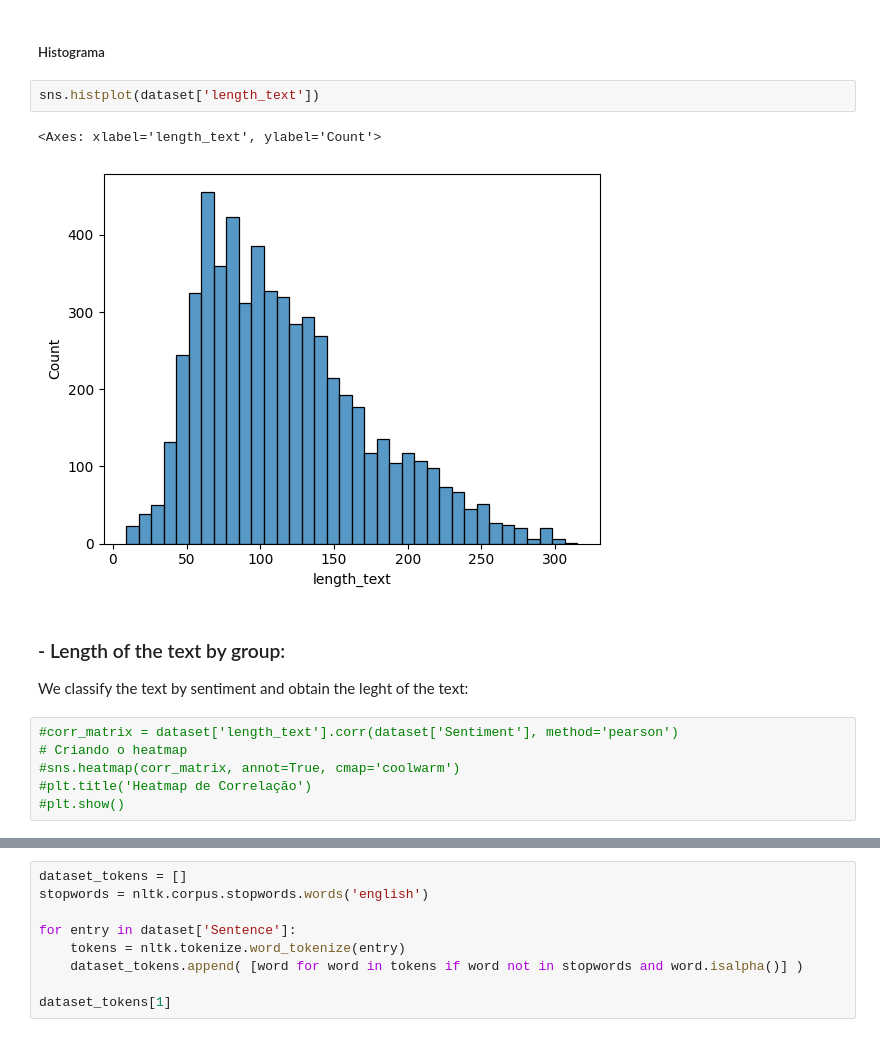
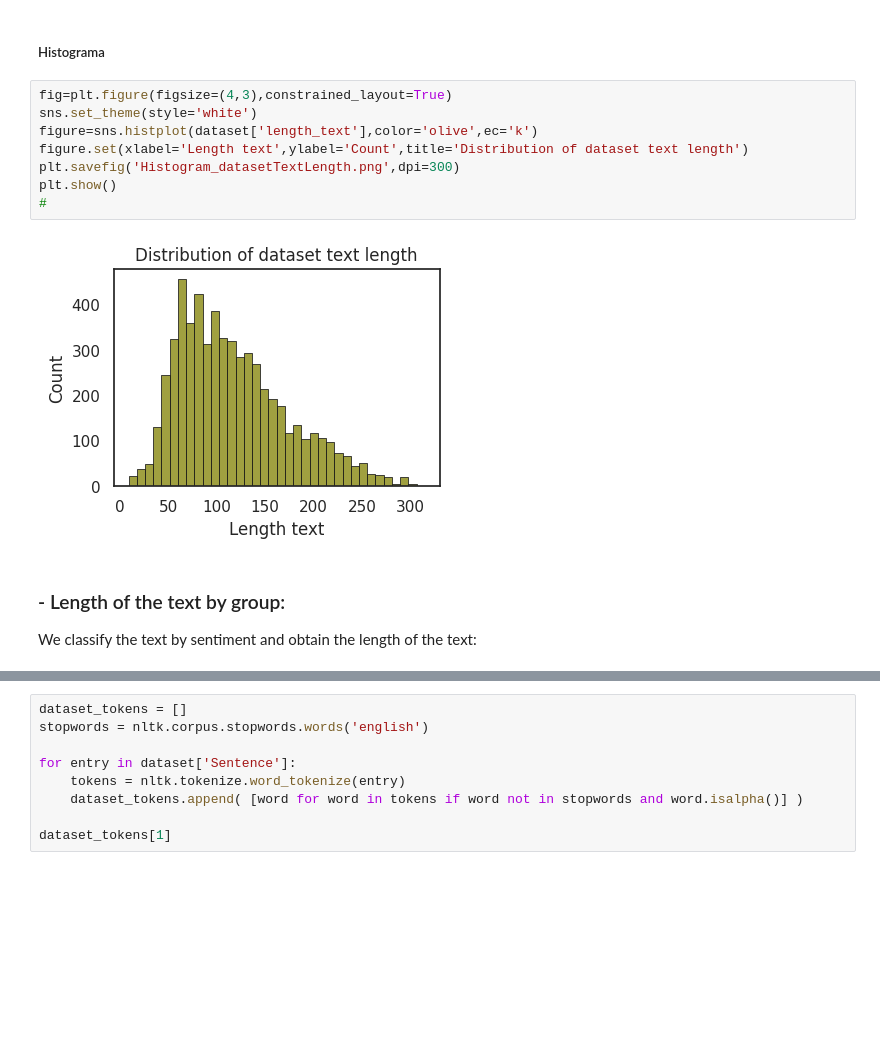
Before and after one commit to josuhinrichs/mandacaru-desafio2, a Jupyter notebook: desafio2.ipynb, the cells around one changed output, grey strips where cells are left out. Drawn from its saved outputs; the diff is of its cells as text; blank space fills up the shorter version.

```diff
--- a/desafio2.ipynb
+++ b/desafio2.ipynb
@@ -139,16 +142,15 @@ sns.boxplot(dataset['length_text'])
 # %% [markdown]
 ##### Histograma
-# %%
-sns.histplot(dataset['length_text'])
-# %% [output]
-<Axes: xlabel='length_text', ylabel='Count'>
-[figure, removed]
+# %%
+fig=plt.figure(figsize=(4,3),constrained_layout=True)
+sns.set_theme(style='white')
+figure=sns.histplot(dataset['length_text'],color='olive',ec='k')
+figure.set(xlabel='Length text',ylabel='Count',title='Distribution of dataset text length')
+plt.savefig('Histogram_datasetTextLength.png',dpi=300)
+plt.show()
+#
+# %% [output]
+[figure, added]
 # %% [markdown]
 ### - Length of the text by group:
-We classify the text by sentiment and obtain the leght of the text:
+We classify the text by sentiment and obtain the length of the text:
-# %%
-#corr_matrix = dataset['length_text'].corr(dataset['Sentiment'], method='pearson')
-# Criando o heatmap
-#sns.heatmap(corr_matrix, annot=True, cmap='coolwarm')
-#plt.title('Heatmap de Correlação')
-#plt.show()
```
Also changed, not shown: parts of 5 cells of this notebook, 3 other files.
